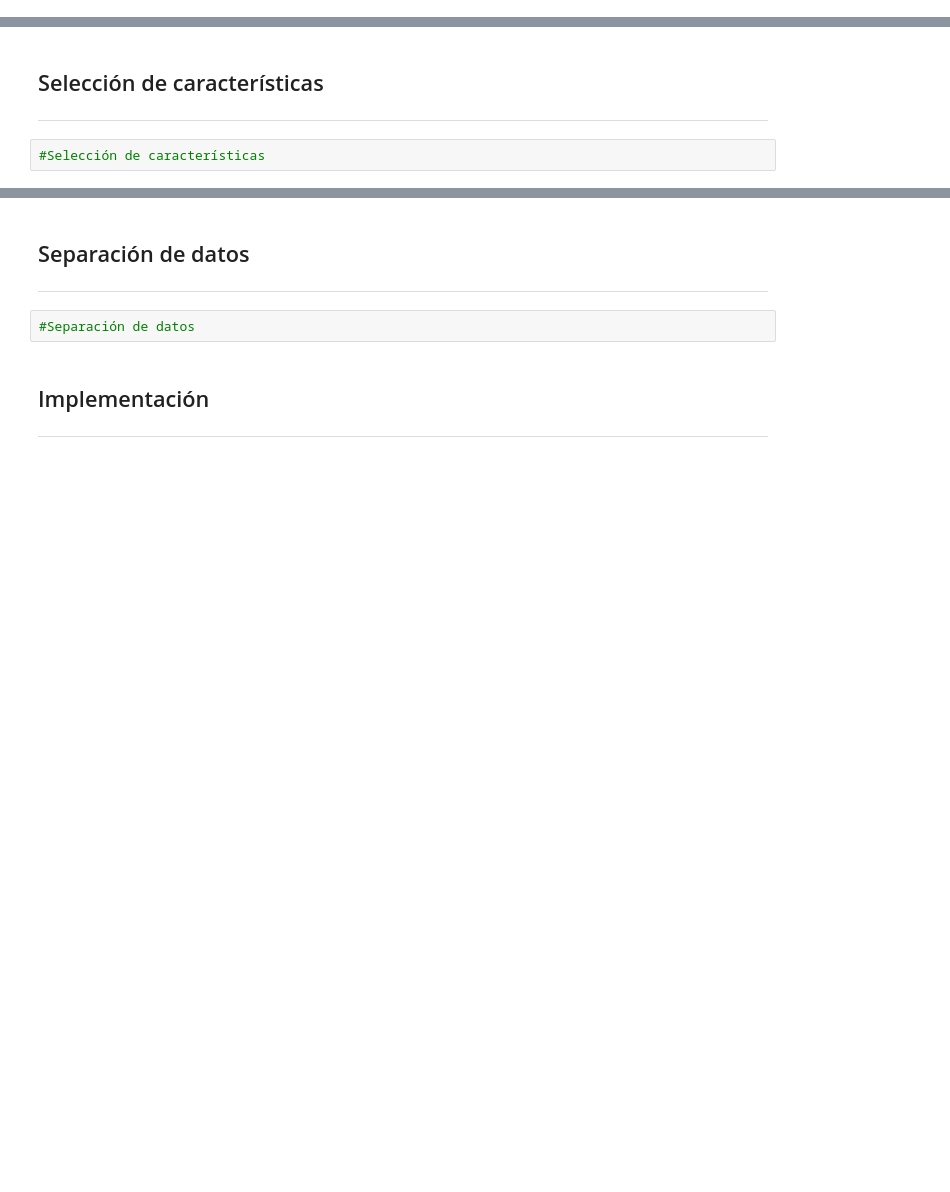
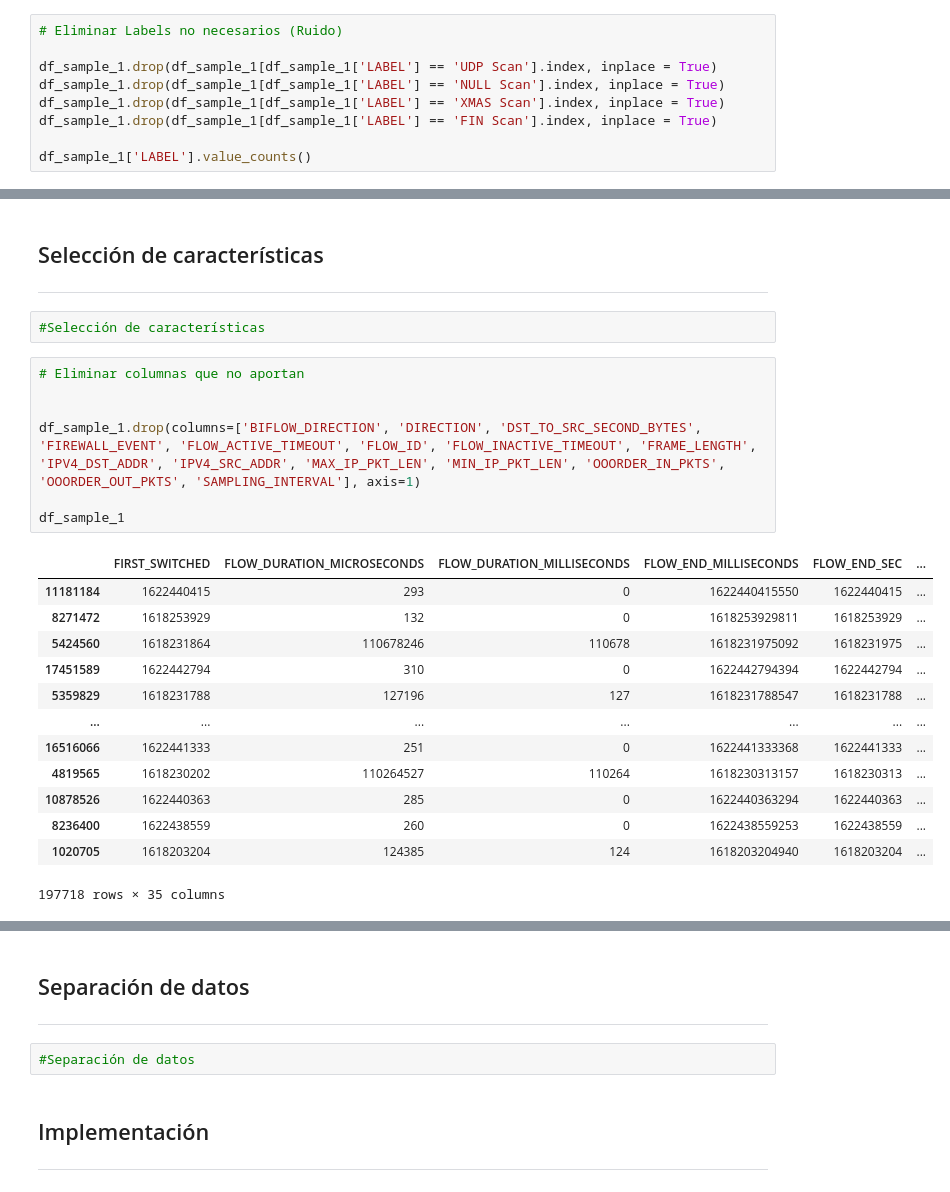
Before and after one commit to juanferdeleon/Proyecto-1-CC3094, a Jupyter notebook: Proyecto 1.ipynb, the cells around one changed output, grey strips where cells are left out. Saved outputs shown, nothing was run; the diff lists cells and outputs as text; blank space fills up the shorter version.

```diff
--- a/Proyecto 1.ipynb
+++ b/Proyecto 1.ipynb
@@ -67,0 +204,9 @@ df['LABEL'].unique()
+# %%
+# Eliminar Labels no necesarios (Ruido)
+
+df_sample_1.drop(df_sample_1[df_sample_1['LABEL'] == 'UDP Scan'].index, inplace = True)
+df_sample_1.drop(df_sample_1[df_sample_1['LABEL'] == 'NULL Scan'].index, inplace = True)
+df_sample_1.drop(df_sample_1[df_sample_1['LABEL'] == 'XMAS Scan'].index, inplace = True)
+df_sample_1.drop(df_sample_1[df_sample_1['LABEL'] == 'FIN Scan'].index, inplace = True)
+
+df_sample_1['LABEL'].value_counts()
@@ -73,3 +226,24 @@ df['LABEL'].unique()
 ---
 # %%
 #Selección de características
+# %%
+# Eliminar columnas que no aportan
+
+
+df_sample_1.drop(columns=['BIFLOW_DIRECTION', 'DIRECTION', 'DST_TO_SRC_SECOND_BYTES', 'FIREWALL_EVENT', 'FLOW_ACTIVE_TIMEOUT', 'FLOW_ID', 'FLOW_INACTIVE_TIMEOUT', 'FRAME_LENGTH', 'IPV4_DST_ADDR', 'IPV4_SRC_ADDR', 'MAX_IP_PKT_LEN', 'MIN_IP_PKT_LEN', 'OOORDER_IN_PKTS', 'OOORDER_OUT_PKTS', 'SAMPLING_INTERVAL'], axis=1)
+
+df_sample_1
+# %% [output]
+|  | FIRST_SWITCHED | FLOW_DURATION_MICROSECONDS | FLOW_DURATION_MILLISECONDS | FLOW_END_MILLISECONDS | FLOW_END_SEC | ... |
+| 11181184 | 1622440415 | 293 | 0 | 1622440415550 | 1622440415 | ... |
+| 8271472 | 1618253929 | 132 | 0 | 1618253929811 | 1618253929 | ... |
+| 5424560 | 1618231864 | 110678246 | 110678 | 1618231975092 | 1618231975 | ... |
+| 17451589 | 1622442794 | 310 | 0 | 1622442794394 | 1622442794 | ... |
+| 5359829 | 1618231788 | 127196 | 127 | 1618231788547 | 1618231788 | ... |
+| ... | ... | ... | ... | ... | ... | ... |
+| 16516066 | 1622441333 | 251 | 0 | 1622441333368 | 1622441333 | ... |
+| 4819565 | 1618230202 | 110264527 | 110264 | 1618230313157 | 1618230313 | ... |
+| 10878526 | 1622440363 | 285 | 0 | 1622440363294 | 1622440363 | ... |
+| 8236400 | 1622438559 | 260 | 0 | 1622438559253 | 1622438559 | ... |
+| 1020705 | 1618203204 | 124385 | 124 | 1618203204940 | 1618203204 | ... |
+197718 rows × 35 columns
```
Also changed, not shown: parts of 20 cells of this notebook, 1 other file.
